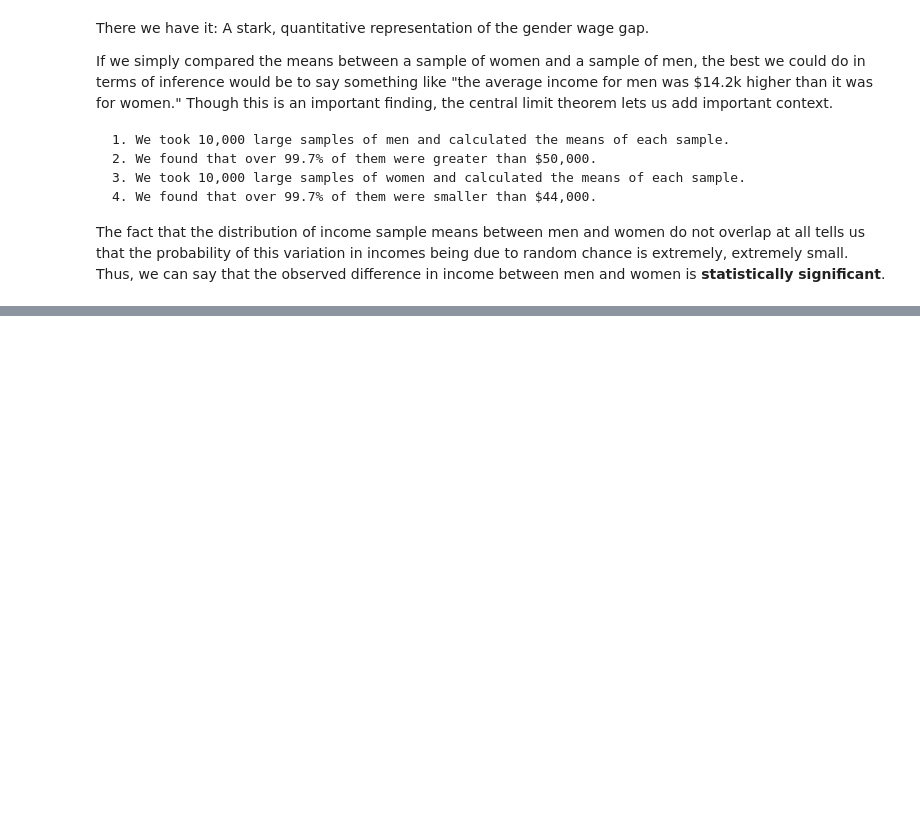
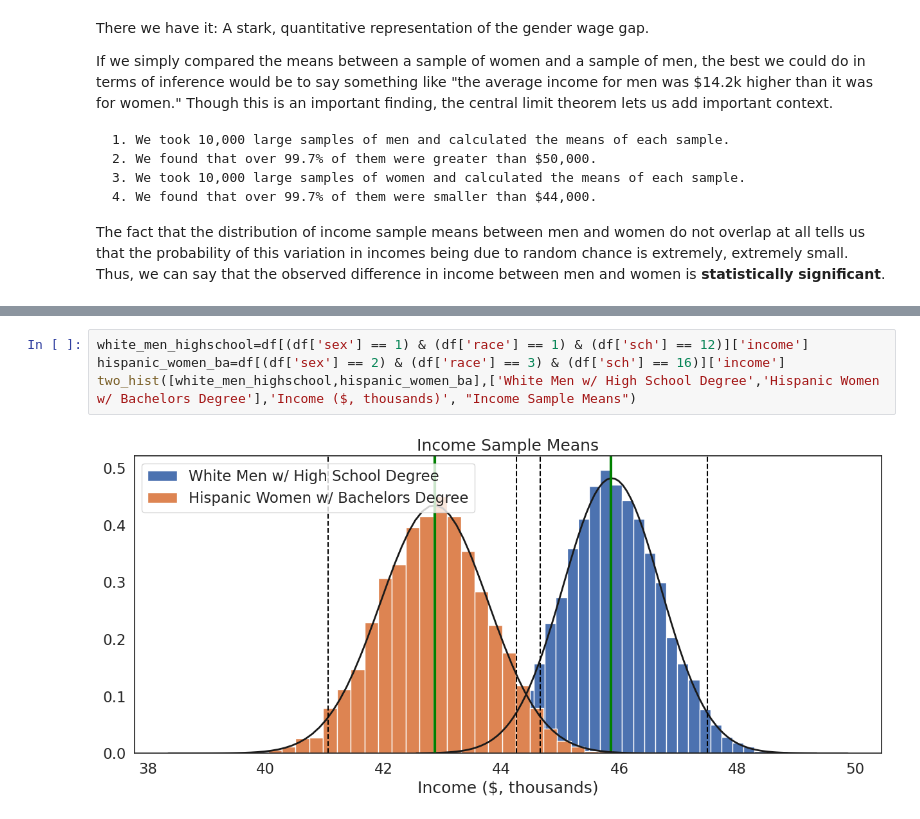
Before and after one commit to yihsun25/QM2, a Jupyter notebook: notebooks/W05. Distributions and Basic Statistics.ipynb, the cells around one changed output, grey strips where cells are left out. Drawn from its saved outputs; the diff is of its cells as text; blank space fills up the shorter version.

```diff
--- a/notebooks/W05. Distributions and Basic Statistics.ipynb
+++ b/notebooks/W05. Distributions and Basic Statistics.ipynb
@@ -546,0 +542,6 @@ The fact that the distribution of income sample means between men and women do n
+# %%
+white_men_highschool=df[(df['sex'] == 1) & (df['race'] == 1) & (df['sch'] == 12)]['income']
+hispanic_women_ba=df[(df['sex'] == 2) & (df['race'] == 3) & (df['sch'] == 16)]['income']
+two_hist([white_men_highschool,hispanic_women_ba],['White Men w/ High School Degree','Hispanic Women w/ Bachelors Degree'],'Income ($, thousands)', "Income Sample Means")
+# %% [output]
+[figure, added]
```
Also changed, not shown: parts of 23 cells of this notebook.
